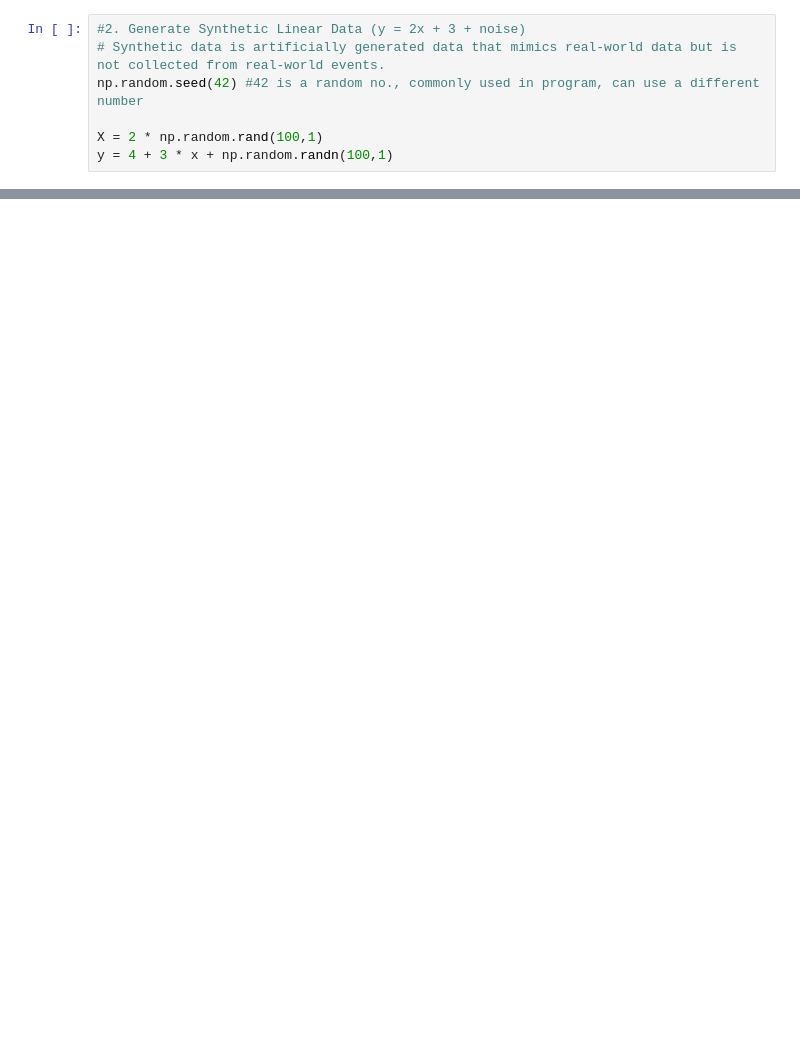
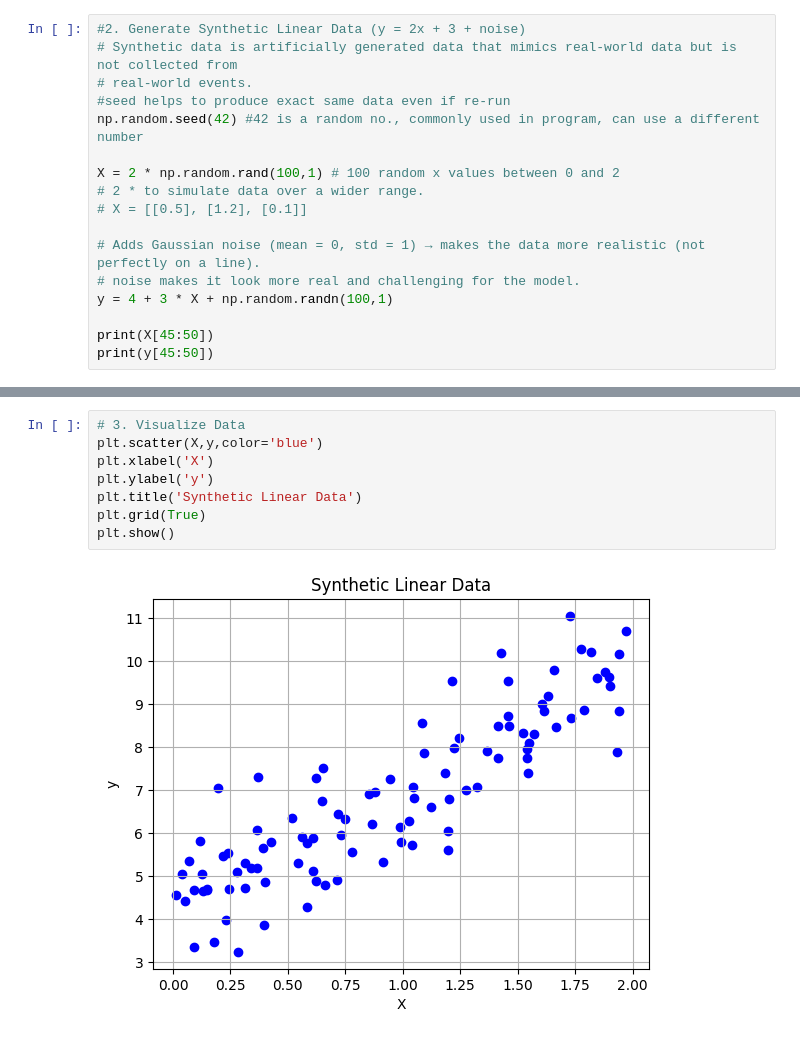
Before and after one commit to asupraja3/ml-ng-notebooks, a Jupyter notebook: gradient_descent.ipynb, the cells around one changed output, grey strips where cells are left out. Saved outputs shown, nothing was run; the diff lists cells and outputs as text; blank space fills up the shorter version.

Commit message:
learning gradient-descent using synthetic data

```diff
--- a/gradient_descent.ipynb
+++ b/gradient_descent.ipynb
@@ -11,7 +9,17 @@ ImportError: cannot import name 'linear_regression' from 'sklearn.linear_model'
 # %%
 #2. Generate Synthetic Linear Data (y = 2x + 3 + noise)
-# Synthetic data is artificially generated data that mimics real-world data but is not collected from real-world events.
+# Synthetic data is artificially generated data that mimics real-world data but is not collected from
+# real-world events.
+#seed helps to produce exact same data even if re-run
 np.random.seed(42) #42 is a random no., commonly used in program, can use a different number
 
-X = 2 * np.random.rand(100,1)
-y = 4 + 3 * x + np.random.randn(100,1)
+X = 2 * np.random.rand(100,1) # 100 random x values between 0 and 2
+# 2 * to simulate data over a wider range.
+# X = [[0.5], [1.2], [0.1]]
+
+# Adds Gaussian noise (mean = 0, std = 1) → makes the data more realistic (not perfectly on a line).
+# noise makes it look more real and challenging for the model.
+y = 4 + 3 * X + np.random.randn(100,1)
+
+print(X[45:50])
+print(y[45:50])
@@ -17,0 +37,10 @@ y = 4 + 3 * x + np.random.randn(100,1)
+# %%
+# 3. Visualize Data
+plt.scatter(X,y,color='blue')
+plt.xlabel('X')
+plt.ylabel('y')
+plt.title('Synthetic Linear Data')
+plt.grid(True)
+plt.show()
+# %% [output]
+[figure, added]
```
Also changed, not shown: parts of 11 cells of this notebook.
